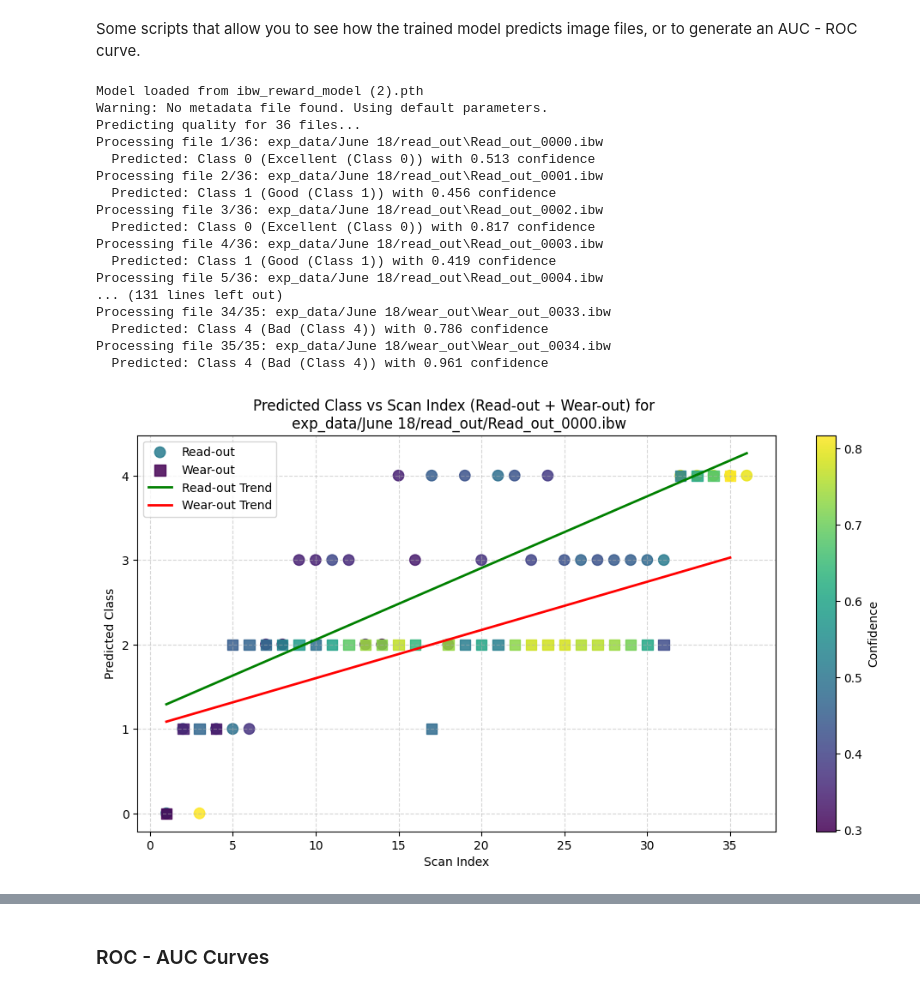
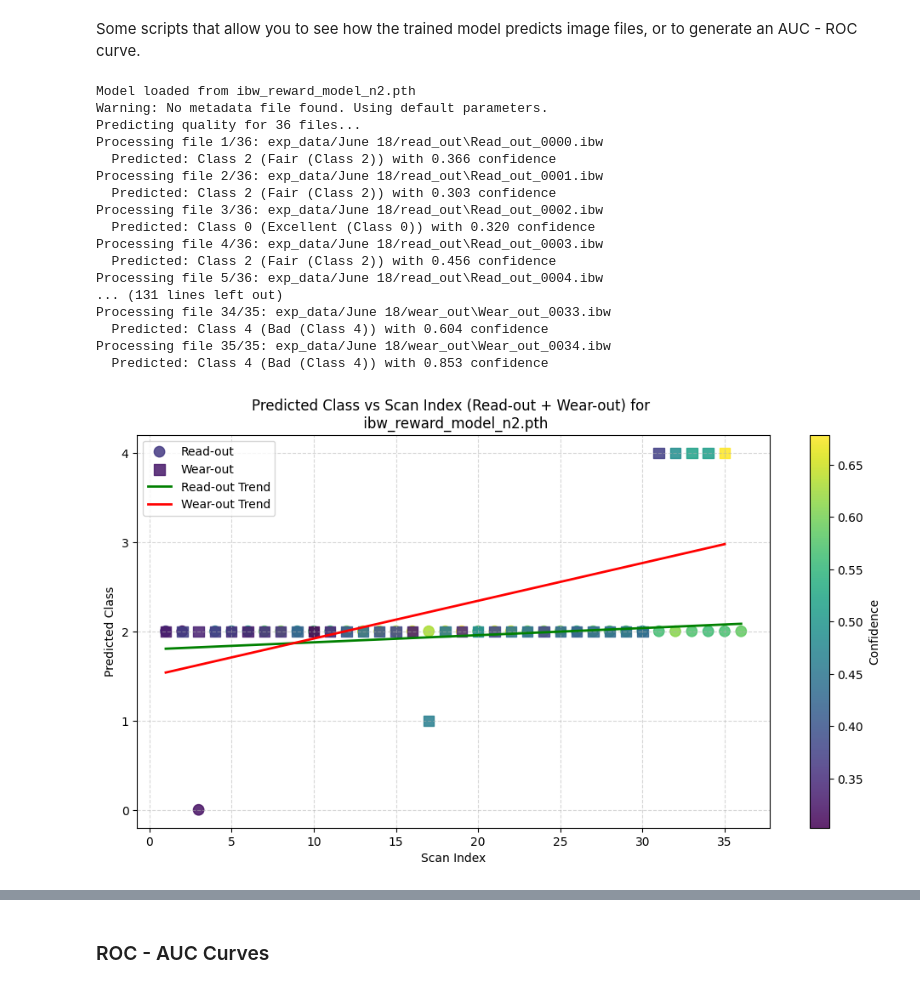
Before and after one commit to colinedsall/ofdspm, a Jupyter notebook: hybrid_model.ipynb, the cells around one changed output, grey strips where cells are left out. Saved outputs shown, nothing was run; the diff lists cells and outputs as text; code cells hidden in the pictures.

```diff
--- a/hybrid_model.ipynb
+++ b/hybrid_model.ipynb
@@ -1464,11 +1463,13 @@ def predict_single_ibw_simple(model, ibw_file_path, transform, device,
             'error': str(e),
             'predicted_class': None
         }
+# %%
+# DEFINE THE MODEL FILEPATH HERE
+model_path = 'ibw_reward_model_n2.pth'
 # %%
 device = torch.device("cuda" if torch.cuda.is_available() else "cpu")
 
-# CONFIGURE MODEL FILE HERE
-model = load_trained_model('ibw_reward_model (2).pth', device=device) # Change as needed to observe
+model = load_trained_model(model_path, device=device) # Change as needed to observe
 file = "exp_data/June 18/read_out/Read_out_0000.ibw"
 
 transform = transforms.Compose([
@@ -1528,40 +1529,40 @@ p_wear = np.poly1d(z_wear)
 plt.plot(scan_indices_wear, p_wear(scan_indices_wear), color='red', linewidth=2, label='Wear-out Trend')
 
 plt.xlabel('Scan Index')
 plt.ylabel('Predicted Class')
-plt.title(f'Predicted Class vs Scan Index (Read-out + Wear-out) for \n {file}')
+plt.title(f'Predicted Class vs Scan Index (Read-out + Wear-out) for \n {model_path}')
 plt.yticks(range(5), ['0', '1', '2', '3', '4'])
 cbar = plt.colorbar(scatter1, label='Confidence', orientation='vertical')
 plt.grid(True, linestyle='--', alpha=0.5)
 plt.legend()
 plt.show()
 
 plt.figure(figsize=(10, 6))
 plt.scatter(confidences_read, predicted_classes_read, c='blue', label='Read-out', alpha=0.7, s=80)
 plt.scatter(confidences_wear, predicted_classes_wear, c='orange', label='Wear-out', alpha=0.7, s=80)
 plt.xlabel('Confidence')
 plt.ylabel('Predicted Class')
-plt.title(f'Predicted Class vs Confidence (Read-out vs Wear-out) for \n {file}')
+plt.title(f'Predicted Class vs Confidence (Read-out vs Wear-out) for \n {model_path}')
 plt.yticks(range(5), ['0', '1', '2', '3', '4'])
 plt.grid(True, linestyle='--', alpha=0.5)
 plt.legend()
 plt.show()
 # %% [output]
-Model loaded from ibw_reward_model (2).pth
+Model loaded from ibw_reward_model_n2.pth
 Warning: No metadata file found. Using default parameters.
 Predicting quality for 36 files...
 Processing file 1/36: exp_data/June 18/read_out\Read_out_0000.ibw
-  Predicted: Class 0 (Excellent (Class 0)) with 0.513 confidence
+  Predicted: Class 2 (Fair (Class 2)) with 0.366 confidence
 Processing file 2/36: exp_data/June 18/read_out\Read_out_0001.ibw
-  Predicted: Class 1 (Good (Class 1)) with 0.456 confidence
+  Predicted: Class 2 (Fair (Class 2)) with 0.303 confidence
 Processing file 3/36: exp_data/June 18/read_out\Read_out_0002.ibw
-  Predicted: Class 0 (Excellent (Class 0)) with 0.817 confidence
+  Predicted: Class 0 (Excellent (Class 0)) with 0.320 confidence
 Processing file 4/36: exp_data/June 18/read_out\Read_out_0003.ibw
-  Predicted: Class 1 (Good (Class 1)) with 0.419 confidence
+  Predicted: Class 2 (Fair (Class 2)) with 0.456 confidence
 Processing file 5/36: exp_data/June 18/read_out\Read_out_0004.ibw
 ... (131 lines left out)
 Processing file 34/35: exp_data/June 18/wear_out\Wear_out_0033.ibw
-  Predicted: Class 4 (Bad (Class 4)) with 0.786 confidence
+  Predicted: Class 4 (Bad (Class 4)) with 0.604 confidence
 Processing file 35/35: exp_data/June 18/wear_out\Wear_out_0034.ibw
-  Predicted: Class 4 (Bad (Class 4)) with 0.961 confidence
+  Predicted: Class 4 (Bad (Class 4)) with 0.853 confidence
-[figure, old version]
+[figure, new version]
```
Also changed, not shown: parts of 7 cells of this notebook, 1 other file.
